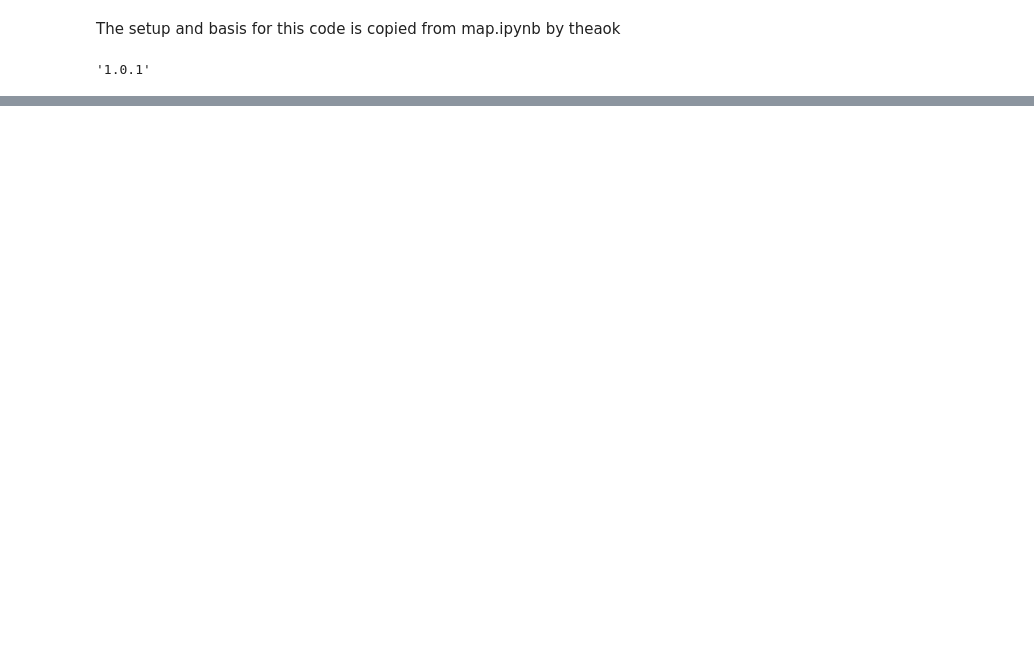
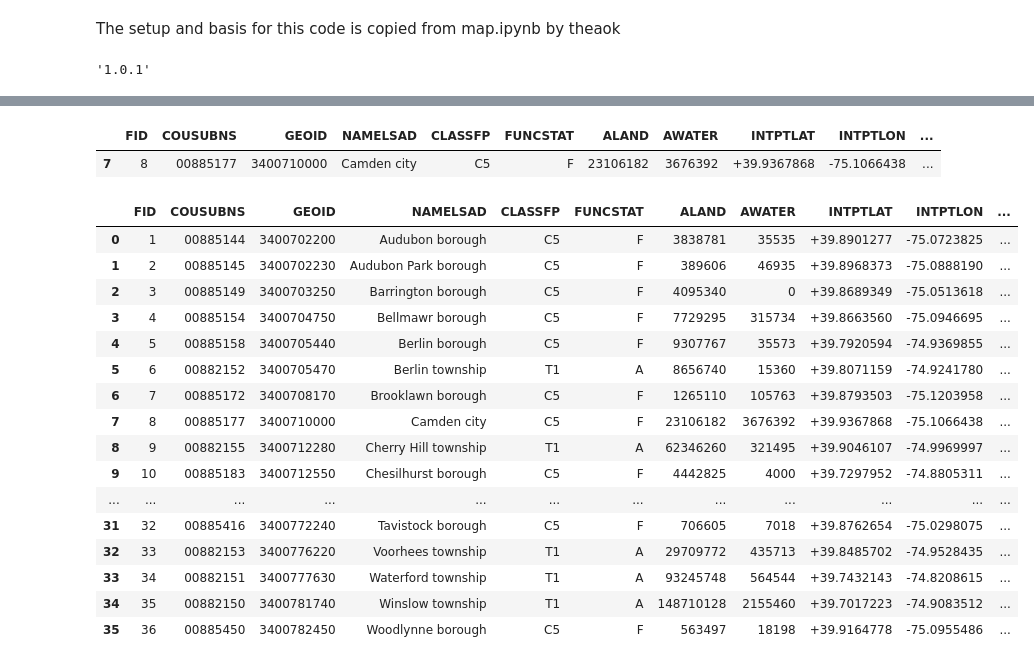
Before and after one commit to hbeck118/HOC-Project, a Jupyter notebook: hocdraft1.ipynb, the cells around one changed output, grey strips where cells are left out. Drawn from its saved outputs; the diff is of its cells as text; code cells hidden in the pictures; blank space fills up the shorter version.

```diff
--- a/hocdraft1.ipynb
+++ b/hocdraft1.ipynb
@@ -51,0 +60,25 @@ To: /content/parcels_cam.zip
+# %%
+cam_city.head(2)
+# %% [output]
+|  | FID | COUSUBNS | GEOID | NAMELSAD | CLASSFP | FUNCSTAT | ALAND | AWATER | INTPTLAT | INTPTLON | ... |
+| 7 | 8 | 00885177 | 3400710000 | Camden city | C5 | F | 23106182 | 3676392 | +39.9367868 | -75.1066438 | ... |
+# %%
+cam_bound
+# %% [output]
+|  | FID | COUSUBNS | GEOID | NAMELSAD | CLASSFP | FUNCSTAT | ALAND | AWATER | INTPTLAT | INTPTLON | ... |
+| 0 | 1 | 00885144 | 3400702200 | Audubon borough | C5 | F | 3838781 | 35535 | +39.8901277 | -75.0723825 | ... |
+| 1 | 2 | 00885145 | 3400702230 | Audubon Park borough | C5 | F | 389606 | 46935 | +39.8968373 | -75.0888190 | ... |
+| 2 | 3 | 00885149 | 3400703250 | Barrington borough | C5 | F | 4095340 | 0 | +39.8689349 | -75.0513618 | ... |
+| 3 | 4 | 00885154 | 3400704750 | Bellmawr borough | C5 | F | 7729295 | 315734 | +39.8663560 | -75.0946695 | ... |
+| 4 | 5 | 00885158 | 3400705440 | Berlin borough | C5 | F | 9307767 | 35573 | +39.7920594 | -74.9369855 | ... |
+| 5 | 6 | 00882152 | 3400705470 | Berlin township | T1 | A | 8656740 | 15360 | +39.8071159 | -74.9241780 | ... |
+| 6 | 7 | 00885172 | 3400708170 | Brooklawn borough | C5 | F | 1265110 | 105763 | +39.8793503 | -75.1203958 | ... |
+| 7 | 8 | 00885177 | 3400710000 | Camden city | C5 | F | 23106182 | 3676392 | +39.9367868 | -75.1066438 | ... |
+| 8 | 9 | 00882155 | 3400712280 | Cherry Hill township | T1 | A | 62346260 | 321495 | +39.9046107 | -74.9969997 | ... |
+| 9 | 10 | 00885183 | 3400712550 | Chesilhurst borough | C5 | F | 4442825 | 4000 | +39.7297952 | -74.8805311 | ... |
+| ... | ... | ... | ... | ... | ... | ... | ... | ... | ... | ... | ... |
+| 31 | 32 | 00885416 | 3400772240 | Tavistock borough | C5 | F | 706605 | 7018 | +39.8762654 | -75.0298075 | ... |
+| 32 | 33 | 00882153 | 3400776220 | Voorhees township | T1 | A | 29709772 | 435713 | +39.8485702 | -74.9528435 | ... |
+| 33 | 34 | 00882151 | 3400777630 | Waterford township | T1 | A | 93245748 | 564544 | +39.7432143 | -74.8208615 | ... |
+| 34 | 35 | 00882150 | 3400781740 | Winslow township | T1 | A | 148710128 | 2155460 | +39.7017223 | -74.9083512 | ... |
+| 35 | 36 | 00885450 | 3400782450 | Woodlynne borough | C5 | F | 563497 | 18198 | +39.9164778 | -75.0955486 | ... |
```
Also changed, not shown: parts of 21 cells of this notebook.
